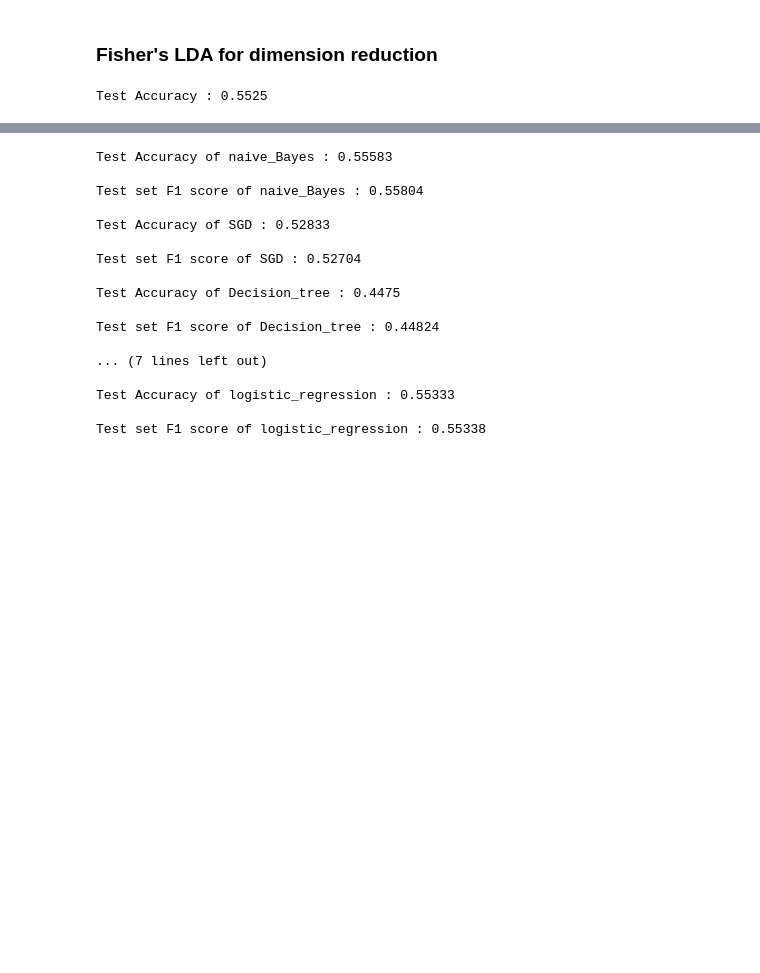
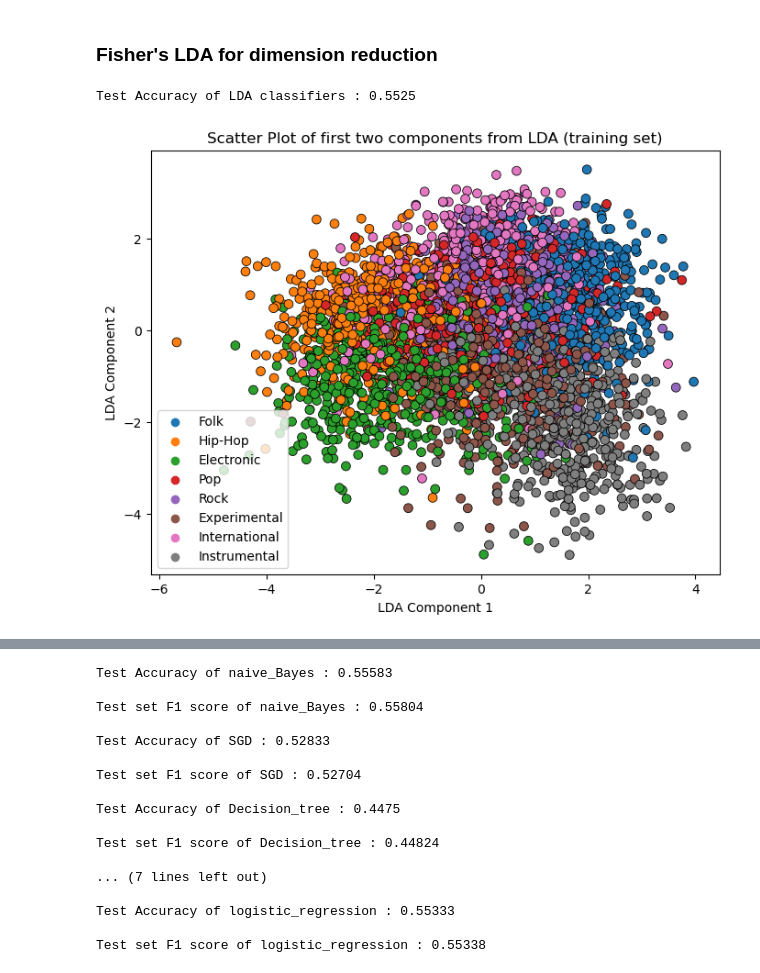
Before and after one commit to Daniel-Lin-S/SML_practical, a Jupyter notebook: AssessedPracticalSamplePythonCode.ipynb, the cells around one changed output, grey strips where cells are left out. Cells and saved outputs as stored; diff of their text form; code cells hidden in the pictures; blank space fills up the shorter version.

```diff
--- a/AssessedPracticalSamplePythonCode.ipynb
+++ b/AssessedPracticalSamplePythonCode.ipynb
@@ -244,6 +244,27 @@ from sklearn.metrics import accuracy_score
 LDAclassifier = LinearDiscriminantAnalysis(n_components=7) # 7 classes in total
 LDAclassifier.fit(X_train_scaled, y_train)
 y_pred = LDAclassifier.predict(X_test_scaled)
-print('Test Accuracy', ':', round(accuracy_score(y_test, y_pred), 5), '\n')
+print('Test Accuracy of LDA classifiers', ':', round(accuracy_score(y_test, y_pred), 5), '\n')
 # %% [output]
-Test Accuracy : 0.5525
+Test Accuracy of LDA classifiers : 0.5525
+# %%
+### Use LDA to reduce dimension, and apply other algorithms ###
+
+X_train_LDA = LDAclassifier.transform(X_train_scaled)
+X_test_LDA = LDAclassifier.transform(X_test_scaled)
+
+df_train_LDA = pd.DataFrame(data=X_train_LDA, columns=[f'LDA_{i}' for i in range(1, 8)])
+
+reverse_label_mapping = {v: k for k, v in label_mapping.items()}
+y_train_str = [reverse_label_mapping[y] for y in y_train]
+
+
+# Scatter plot of first two LDA components with colors representing class labels
+plt.figure(figsize=(8, 6))
+sns.scatterplot(x='LDA_1', y='LDA_2', hue=y_train_str, data=df_train_LDA, edgecolor='black', s=50)
+plt.title('Scatter Plot of first two components from LDA (training set)')
+plt.xlabel('LDA Component 1')
+plt.ylabel('LDA Component 2')
+plt.show()
+# %% [output]
+[figure, added]
```
Also changed, not shown: parts of 10 cells of this notebook.
